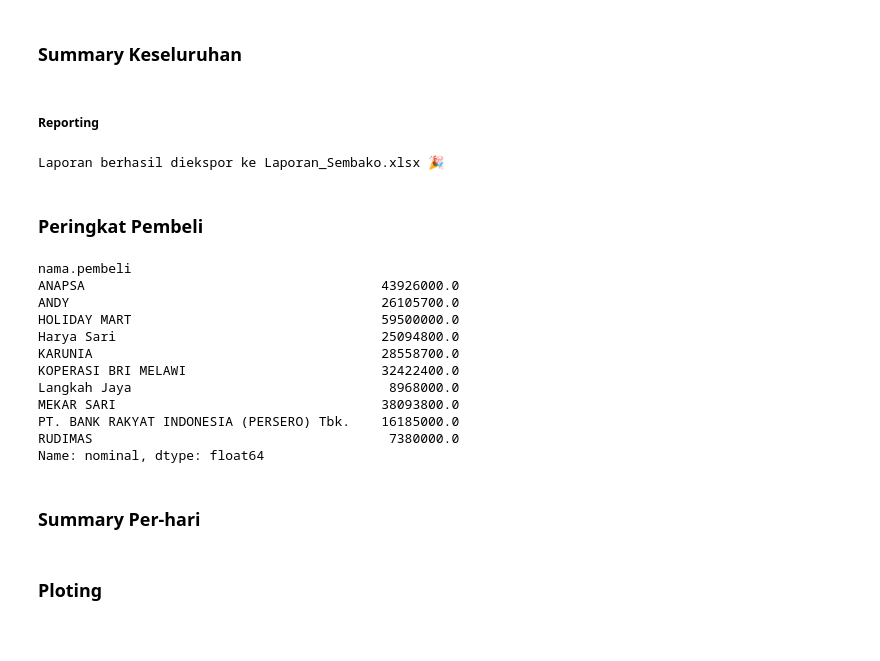
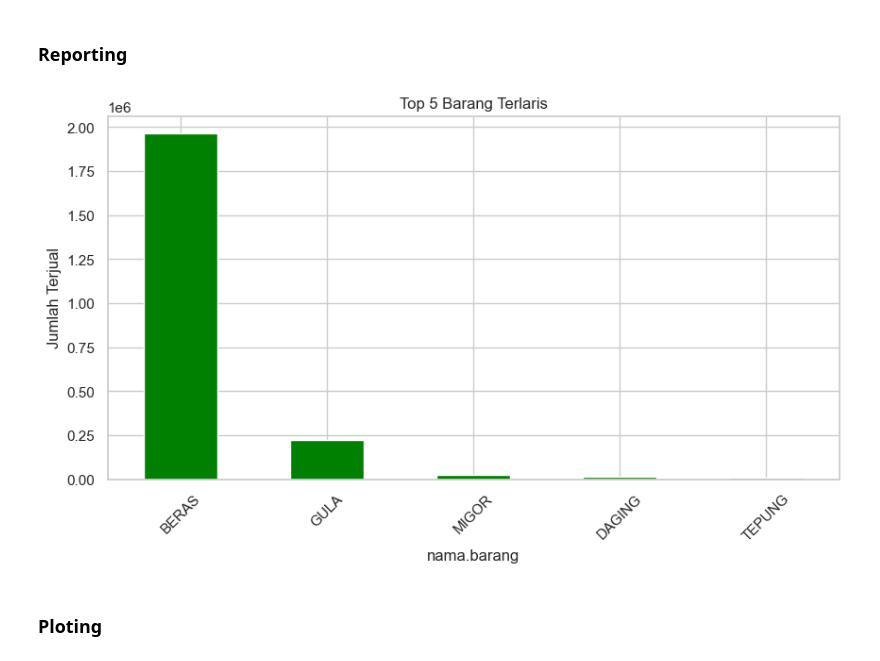
Before and after one commit to Silver4sh/Data-toko-sembako, a Jupyter notebook: sys/data-toko-sembako.ipynb, the cells around one changed output. Drawn from its saved outputs; the diff is of its cells as text; code cells hidden in the pictures.

```diff
--- a/sys/data-toko-sembako.ipynb
+++ b/sys/data-toko-sembako.ipynb
@@ -10,5 +12,3 @@ path = kagglehub.dataset_download("bejopamungkas/transaksi-pembelian-penjualan-s
 
 df_pemasukan_barang = pd.read_csv(os.path.join(path, "pemasukan barang.csv"))
 df_penjualan_barang = pd.read_csv(os.path.join(path, "penjualan barang.csv"))
-# %% [markdown]
-### Summary Keseluruhan
@@ -20,55 +15,83 @@ sisa_stock = jml_barang_masuk - jml_barang_dijual
 # %% [markdown]
-##### Reporting
+### Reporting
 # %%
+df_penjualan_barang["tanggal"] = pd.to_datetime(df_penjualan_barang["tanggal"])
+df_penjualan_barang = df_penjualan_barang.sort_values("tanggal")
+jml_barang_masuk = df_pemasukan_barang.groupby("nama.barang")["kuantum"].sum()
+jml_barang_dijual = df_penjualan_barang.groupby("nama.barang")["kuantum"].sum()
+sisa_stock = jml_barang_masuk - jml_barang_dijual
+
+df_penjualan_barang["rata_rata_7hari"] = df_penjualan_barang.groupby("nama.barang")["kuantum"]\
+    .rolling(7, min_periods=1).mean().reset_index(0, drop=True)
+
+sisa_stock_df = pd.DataFrame({
+    "Barang": sisa_stock.index,
+    "Sisa Stok": sisa_stock.values,
+    "Rata-rata Penjualan (7 Hari)": df_penjualan_barang.groupby("nama.barang")["rata_rata_7hari"].last().fillna(0)
+})
+
+sisa_stock_df["Estimasi Habis (hari)"] = sisa_stock_df["Sisa Stok"] / sisa_stock_df["Rata-rata Penjualan (7 Hari)"]
+sisa_stock_df = sisa_stock_df.sort_values("Estimasi Habis (hari)", ascending=True)
+
 laporan_stok = pd.DataFrame({
     "Barang": jml_barang_masuk.index,
     "Total Masuk": jml_barang_masuk.values,
     "Total Terjual": jml_barang_dijual.values,
     "Sisa Stok": sisa_stock.values
 })
 
 def format_rupiah(x):
     return f"Rp {x:,.0f}".replace(",", ".")
 
-pembeli = df_penjualan_barang.groupby('nama.pembeli').sum(numeric_only=True)['nominal']
+# Laporan Pembeli
+pembeli = df_penjualan_barang.groupby('nama.pembeli')["nominal"].sum()
 laporan_pembeli = pembeli.sort_values(ascending=False).head(10).apply(format_rupiah).reset_index()
 laporan_pembeli.columns = ["Nama Pembeli", "Total Pembelian"]
 
-laporan_penjualan_harian = df_penjualan_barang.groupby("tanggal").sum(numeric_only=True)[["nominal", "kuantum"]].reset_index()
+# Laporan Penjualan Harian
+laporan_penjualan_harian = df_penjualan_barang.groupby("tanggal")[["nominal", "kuantum"]].sum().reset_index()
 
+# Barang Terlaris & Tidak Laku
+barang_terlaris = df_penjualan_barang.groupby("nama.barang")["kuantum"].sum().sort_values(ascending=False)
+top5_barang = barang_terlaris.head(5)
+bottom5_barang = barang_terlaris.tail(5)
+
+# Barang Hampir Habis (Threshold < 10)
+threshold = 10
+barang_hampir_habis = laporan_stok[laporan_stok["Sisa Stok"] < threshold]
+
+# Menyimpan Semua Data ke Excel
 file_excel = "Laporan_Sembako.xlsx"
-
 with pd.ExcelWriter(file_excel, engine="openpyxl") as writer:
     laporan_stok.to_excel(writer, sheet_name="Stok Barang", index=False)
     laporan_pembeli.to_excel(writer, sheet_name="Top 10 Pembeli", index=False)
     laporan_penjualan_harian.to_excel(writer, sheet_name="Penjualan Harian", index=False)
+    top5_barang.to_excel(writer, sheet_name="Barang Terlaris")
+    bottom5_barang.to_excel(writer, sheet_name="Barang Tidak Laku")
+    barang_hampir_habis.to_excel(writer, sheet_name="Barang Hampir Habis", index=False)
+    sisa_stock_df.to_excel(writer, sheet_name="Prediksi Stok", index=False)
 
+# Menambahkan Format Judul ke Setiap Sheet
 wb = load_workbook(file_excel)
 for sheet in wb.sheetnames:
     ws = wb[sheet]
     ws["A1"].font = Font(bold=True, color="0000FF")
 
 wb.save(file_excel)
 
-print(f"Laporan berhasil diekspor ke {file_excel} 🎉")
+# Buat Grafik Barang Terlaris
+plt.figure(figsize=(10, 5))
+top5_barang.plot(kind="bar", color="green")
+plt.title("Top 5 Barang Terlaris")
+plt.ylabel("Jumlah Terjual")
+plt.xticks(rotation=45)
+plt.savefig("grafik_barang_terlaris.png")
+
+# Masukkan Gambar ke Excel
+ws = wb.create_sheet("Grafik Penjualan")
+img = Image("grafik_barang_terlaris.png")
+ws.add_image(img, "A1")
+
+wb.save(file_excel)
 # %% [output]
-Laporan berhasil diekspor ke Laporan_Sembako.xlsx 🎉
+[figure, added]
-# %% [markdown]
-### Peringkat Pembeli
-# %%
-pembeli.head(10)
-# %% [output]
-nama.pembeli
-ANAPSA                                      43926000.0
-ANDY                                        26105700.0
-HOLIDAY MART                                59500000.0
-Harya Sari                                  25094800.0
-KARUNIA                                     28558700.0
-KOPERASI BRI MELAWI                         32422400.0
-Langkah Jaya                                 8968000.0
-MEKAR SARI                                  38093800.0
-PT. BANK RAKYAT INDONESIA (PERSERO) Tbk.    16185000.0
-RUDIMAS                                      7380000.0
-Name: nominal, dtype: float64
-# %% [markdown]
-### Summary Per-hari
```
Also changed, not shown: parts of 6 cells of this notebook.
